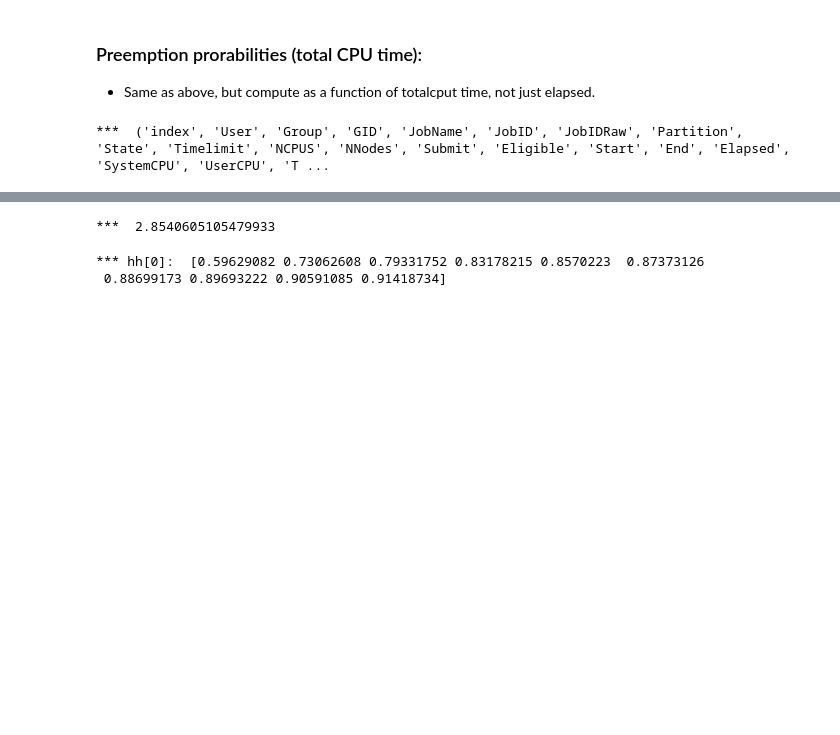
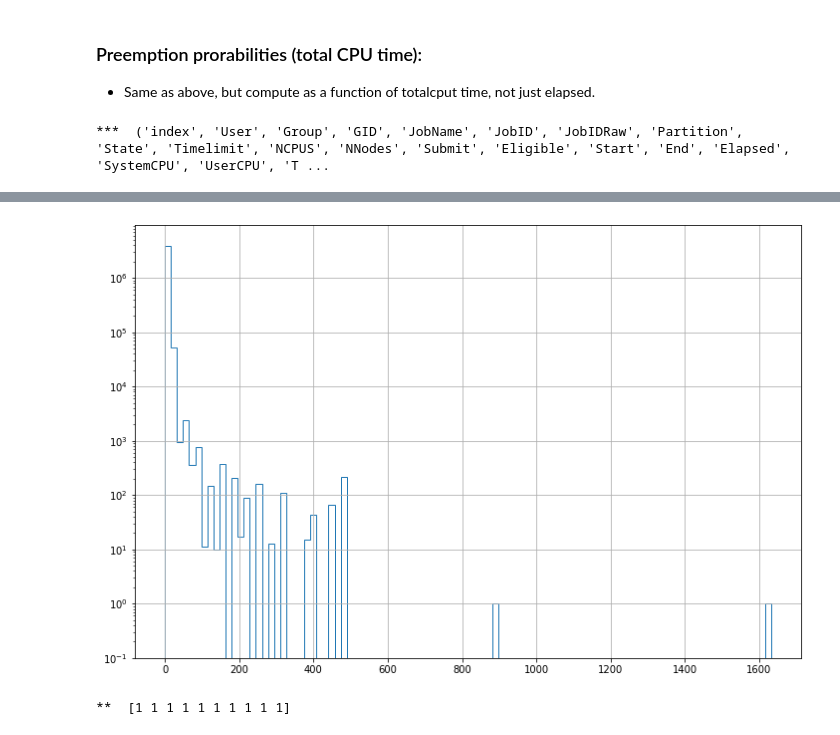
Before and after one commit to jeffersonscientific/HPC_analytics, a Jupyter notebook: hpc_analytics_preemption_times.ipynb, the cells around one changed output, grey strips where cells are left out. Drawn from its saved outputs; the diff is of its cells as text; code cells hidden in the pictures; blank space fills up the shorter version.

```diff
--- a/hpc_analytics_preemption_times.ipynb
+++ b/hpc_analytics_preemption_times.ipynb
@@ -428,12 +497,15 @@ print('** 90%: ', x_90)
+# %%
+fg = plt.figure(figsize=(12,8))
+ax1 = plt.subplot('111')
+ax1.grid()
+#
+hh = ax1.hist(sacct_obj.jobs_summary['NCPUS'], log=True, bins=100, histtype='step')
+# %% [output]
+[figure, added]
 # %%
-print('*** ', numpy.mean(sacct_obj.jobs_summary['Elapsed'])*24.)
+print('** ', sacct_obj.jobs_summary['NCPUS'][0:10])
 # %% [output]
-***  2.8540605105479933
+**  [1 1 1 1 1 1 1 1 1 1]
-# %%
-print('*** hh[0]: ', hh[0][0:10])
-# %% [output]
-*** hh[0]:  [0.59629082 0.73062608 0.79331752 0.83178215 0.8570223  0.87373126
- 0.88699173 0.89693222 0.90591085 0.91418734]
 # %%
 sacct_obj.__dict__.keys()
 # %% [output]
```
Also changed, not shown: parts of 18 cells of this notebook, 5 other files.
